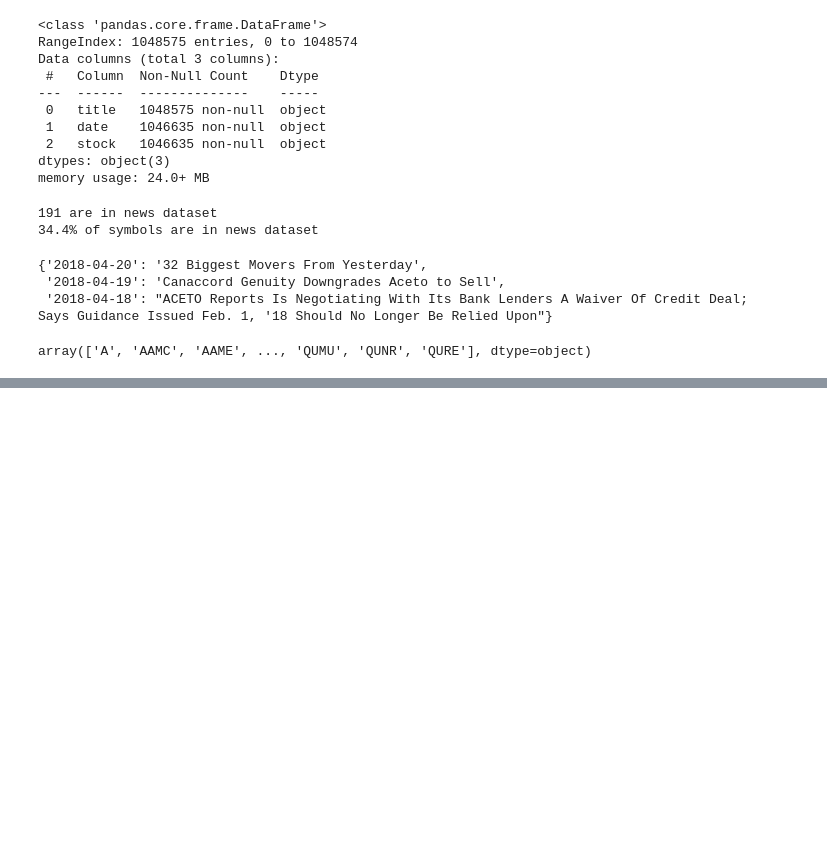
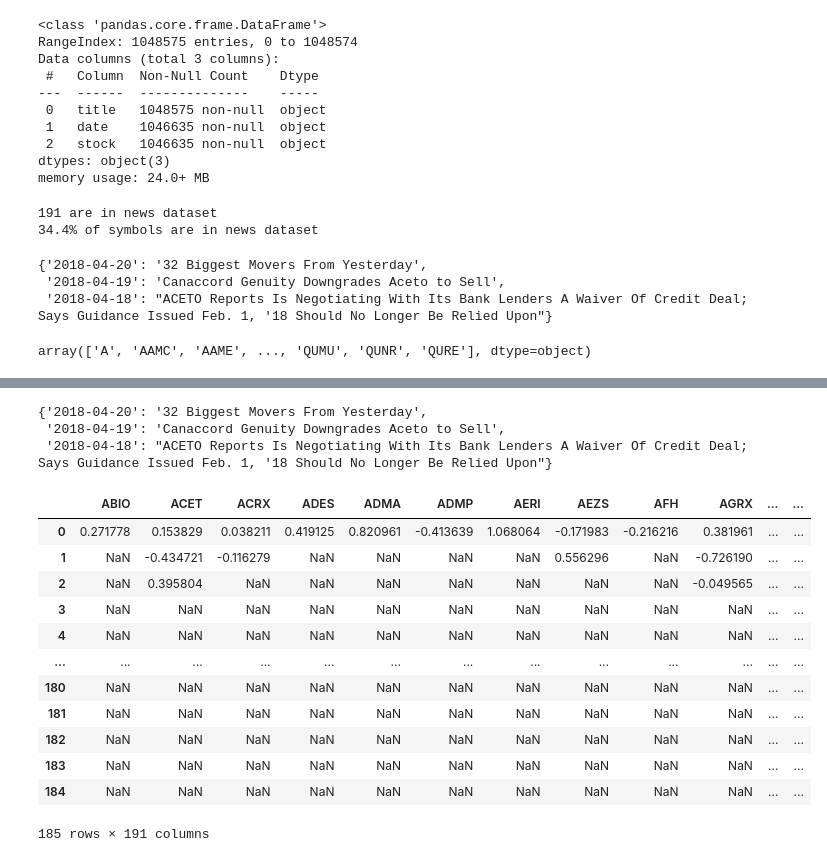
Before and after one commit to haryjagdev/Investment-Strategy, a Jupyter notebook: Buy low sell high.ipynb, the cells around one changed output, grey strips where cells are left out. Cells and saved outputs as stored; diff of their text form; code cells hidden in the pictures; blank space fills up the shorter version.

```diff
--- a/Buy low sell high.ipynb
+++ b/Buy low sell high.ipynb
@@ -305,0 +337,24 @@ news_for_dates_below_target.to_pickle("newsForDatesBelowTarget.pkl")
+# %%
+news_for_dates_below_target.iloc[0,1]
+# %% [output]
+{'2018-04-20': '32 Biggest Movers From Yesterday',
+ '2018-04-19': 'Canaccord Genuity Downgrades Aceto to Sell',
+ '2018-04-18': "ACETO Reports Is Negotiating With Its Bank Lenders A Waiver Of Credit Deal; Says Guidance Issued Feb. 1, '18 Should No Longer Be Relied Upon"}
+# %%
+# recal r is return 100-days after stock decreases -40%
+r = r.iloc[:, r.columns.isin(news_for_dates_below_target.columns)]
+r
+# %% [output]
+|  | ABIO | ACET | ACRX | ADES | ADMA | ADMP | AERI | AEZS | AFH | AGRX | ... | ... |
+| 0 | 0.271778 | 0.153829 | 0.038211 | 0.419125 | 0.820961 | -0.413639 | 1.068064 | -0.171983 | -0.216216 | 0.381961 | ... | ... |
+| 1 | NaN | -0.434721 | -0.116279 | NaN | NaN | NaN | NaN | 0.556296 | NaN | -0.726190 | ... | ... |
+| 2 | NaN | 0.395804 | NaN | NaN | NaN | NaN | NaN | NaN | NaN | -0.049565 | ... | ... |
+| 3 | NaN | NaN | NaN | NaN | NaN | NaN | NaN | NaN | NaN | NaN | ... | ... |
+| 4 | NaN | NaN | NaN | NaN | NaN | NaN | NaN | NaN | NaN | NaN | ... | ... |
+| ... | ... | ... | ... | ... | ... | ... | ... | ... | ... | ... | ... | ... |
+| 180 | NaN | NaN | NaN | NaN | NaN | NaN | NaN | NaN | NaN | NaN | ... | ... |
+| 181 | NaN | NaN | NaN | NaN | NaN | NaN | NaN | NaN | NaN | NaN | ... | ... |
+| 182 | NaN | NaN | NaN | NaN | NaN | NaN | NaN | NaN | NaN | NaN | ... | ... |
+| 183 | NaN | NaN | NaN | NaN | NaN | NaN | NaN | NaN | NaN | NaN | ... | ... |
+| 184 | NaN | NaN | NaN | NaN | NaN | NaN | NaN | NaN | NaN | NaN | ... | ... |
+185 rows × 191 columns
```
Also changed, not shown: parts of 8 cells of this notebook, 2 other files.
